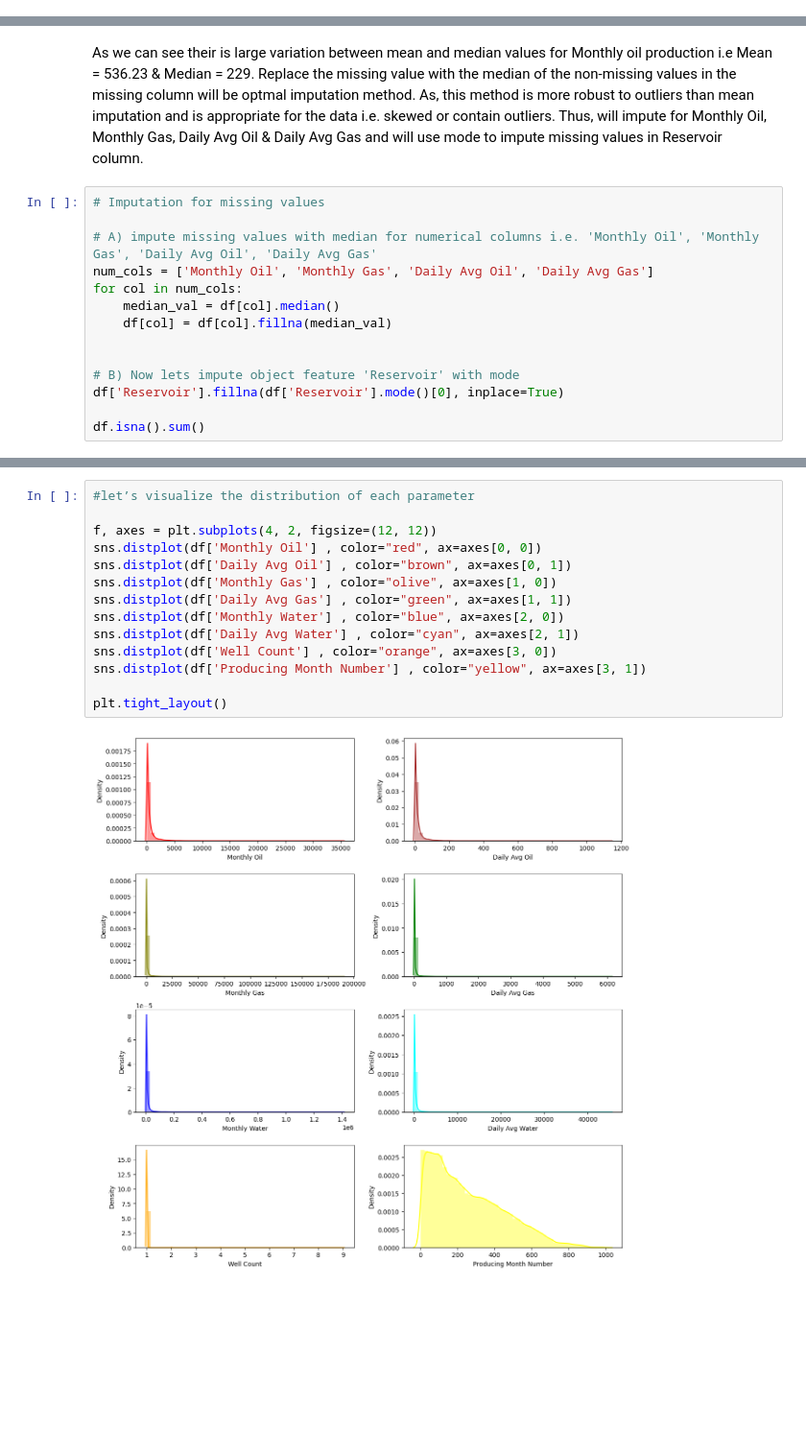
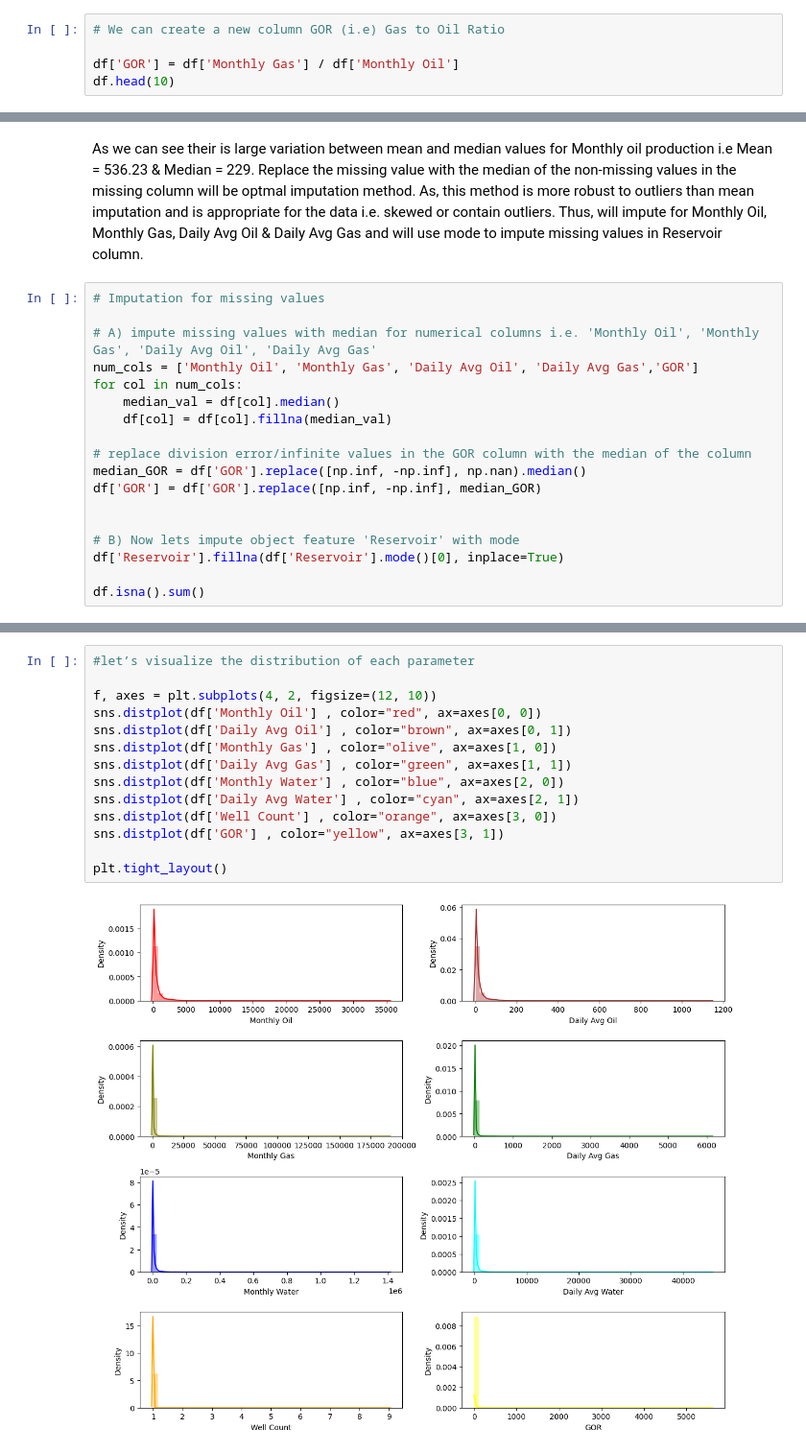
Before and after one commit to ManishRawat07/PETR6397-Final-Project-Oil-Production-Forecasting-using-Machine-Learning, a Jupyter notebook: Oil Production forecasting.ipynb, the cells around one changed output, grey strips where cells are left out. Shown at 96% size. Drawn from its saved outputs; the diff is of its cells as text; blank space fills up the shorter version.

```diff
--- a/Oil Production forecasting.ipynb
+++ b/Oil Production forecasting.ipynb
@@ -36,3 +36,8 @@ df.head(10)
 | 7 | 130854587 | 4.213538e+13 | 4213538451 | 2020-07-01 | 6.0 | 244.0 | 435 | ... |
 | 8 | 130854587 | 4.213538e+13 | 4213538451 | 2020-08-01 | 12.0 | 262.0 | 832 | ... |
 | 9 | 130854587 | 4.213538e+13 | 4213538451 | 2020-09-01 | 10.0 | 188.0 | 698 | ... |
+# %%
+# We can create a new column GOR (i.e) Gas to Oil Ratio
+
+df['GOR'] = df['Monthly Gas'] / df['Monthly Oil']
+df.head(10)
@@ -160,10 +181,14 @@ As we can see their is large variation between mean and median values for Monthl
 # Imputation for missing values
 
 # A) impute missing values with median for numerical columns i.e. 'Monthly Oil', 'Monthly Gas', 'Daily Avg Oil', 'Daily Avg Gas'
-num_cols = ['Monthly Oil', 'Monthly Gas', 'Daily Avg Oil', 'Daily Avg Gas']
+num_cols = ['Monthly Oil', 'Monthly Gas', 'Daily Avg Oil', 'Daily Avg Gas','GOR']
 for col in num_cols:
     median_val = df[col].median()
     df[col] = df[col].fillna(median_val)
+
+# replace division error/infinite values in the GOR column with the median of the column
+median_GOR = df['GOR'].replace([np.inf, -np.inf], np.nan).median()
+df['GOR'] = df['GOR'].replace([np.inf, -np.inf], median_GOR)
 
 
 # B) Now lets impute object feature 'Reservoir' with mode
@@ -193,18 +219,18 @@ dtype: int64
 # %%
 #let’s visualize the distribution of each parameter
 
-f, axes = plt.subplots(4, 2, figsize=(12, 12))
+f, axes = plt.subplots(4, 2, figsize=(12, 10))
 sns.distplot(df['Monthly Oil'] , color="red", ax=axes[0, 0])
 sns.distplot(df['Daily Avg Oil'] , color="brown", ax=axes[0, 1])
 sns.distplot(df['Monthly Gas'] , color="olive", ax=axes[1, 0])
 sns.distplot(df['Daily Avg Gas'] , color="green", ax=axes[1, 1])
 sns.distplot(df['Monthly Water'] , color="blue", ax=axes[2, 0])
 sns.distplot(df['Daily Avg Water'] , color="cyan", ax=axes[2, 1])
 sns.distplot(df['Well Count'] , color="orange", ax=axes[3, 0])
-sns.distplot(df['Producing Month Number'] , color="yellow", ax=axes[3, 1])
+sns.distplot(df['GOR'] , color="yellow", ax=axes[3, 1])
 
 plt.tight_layout()
 # %% [output]
-[figure, old version]
+[figure, new version]
 # %%
 """
```
Also changed, not shown: parts of 14 cells of this notebook.
